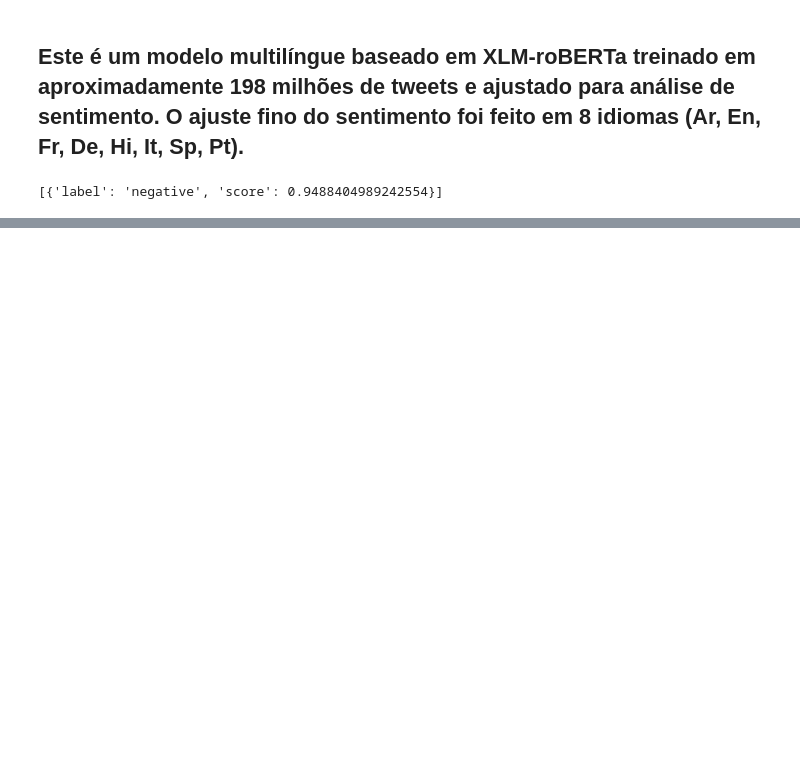
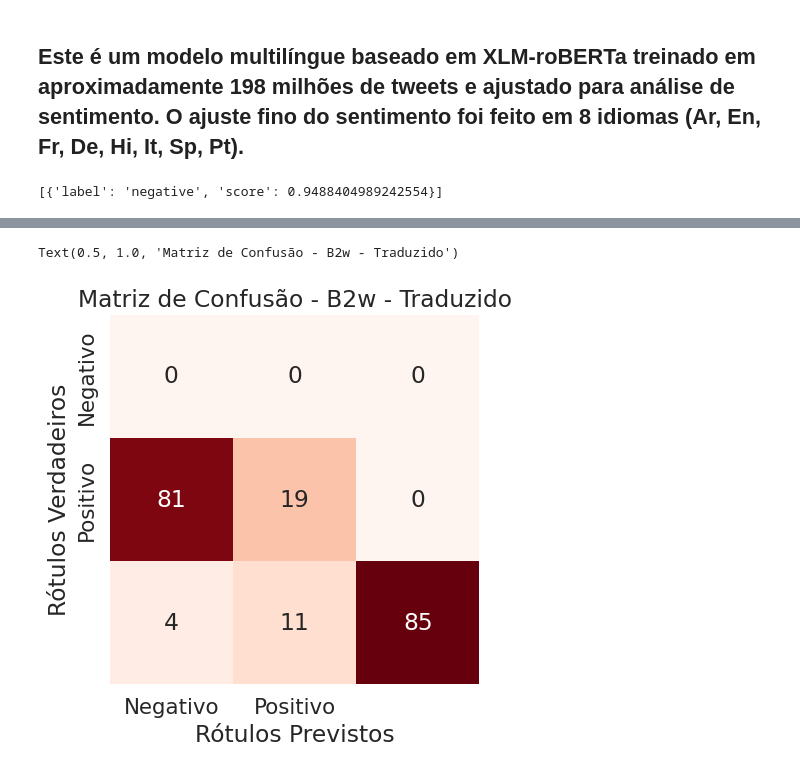
Before and after one commit to Lincolnwallace1/Impacto-da-tradu-o-neural-na-classifica-o-de-sentimentos, a Jupyter notebook: TCC-12-08.ipynb, the cells around one changed output, grey strips where cells are left out. Drawn from its saved outputs; the diff is of its cells as text; code cells hidden in the pictures; blank space fills up the shorter version.

```diff
--- a/TCC-12-08.ipynb
+++ b/TCC-12-08.ipynb
@@ -412,0 +231,9 @@ f1B2wNegativeIngles
+# %%
+b2w['review_translater_face'] = b2w['review_text'].apply(translater_frases)
+# %%
+b2w['polaridadeMultiClassifierTweetsOriginal'] = b2w['review_text'].apply(classification_frasesC)
+# %%
+b2w['polaridadeMultiClassifierTweetsTraduzido'] = b2w['review_translater_face'].apply(classification_frasesC)
+# %%
+b2w['polaridadeMultiClassifierTweetsOriginal'] = b2w['polaridadeMultiClassifierTweetsOriginal'].astype(float)
+b2w['polaridadeMultiClassifierTweetsTraduzido'] = b2w['polaridadeMultiClassifierTweetsTraduzido'].astype(float)
@@ -412,0 +258,12 @@ f1B2wNegativeIngles
+# %%
+matrizConfusaoB2wOriginal = confusion_matrix(b2w['polarity'], b2w['polaridadeMultiClassifierTweetsOriginal'])
+
+sns.heatmap(matrizConfusaoB2wOriginal, annot=True, fmt="d", cmap="Reds", cbar=False, square=True,
+             xticklabels=["Negativo", "Positivo"], yticklabels=["Negativo", "Positivo"])
+
+plt.xlabel("Rótulos Previstos")
+plt.ylabel("Rótulos Verdadeiros")
+plt.title("Matriz de Confusão - B2w - Traduzido")
+# %% [output]
+Text(0.5, 1.0, 'Matriz de Confusão - B2w - Traduzido')
+[figure, added]
```
Also changed, not shown: parts of 96 cells of this notebook, 2 other files.
